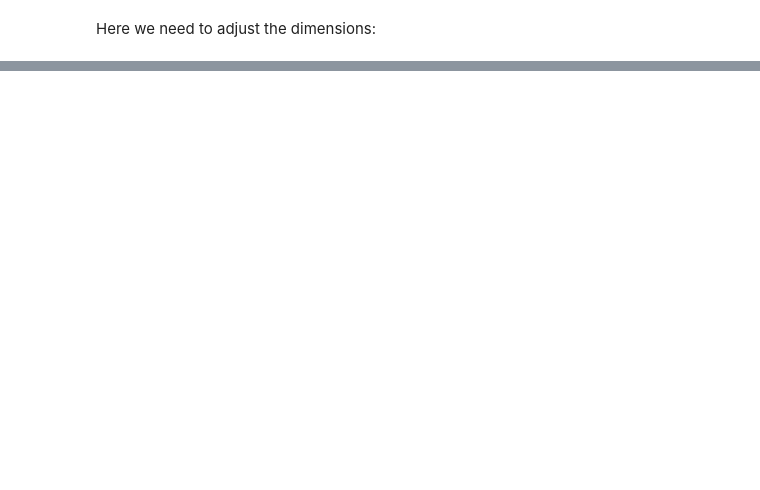
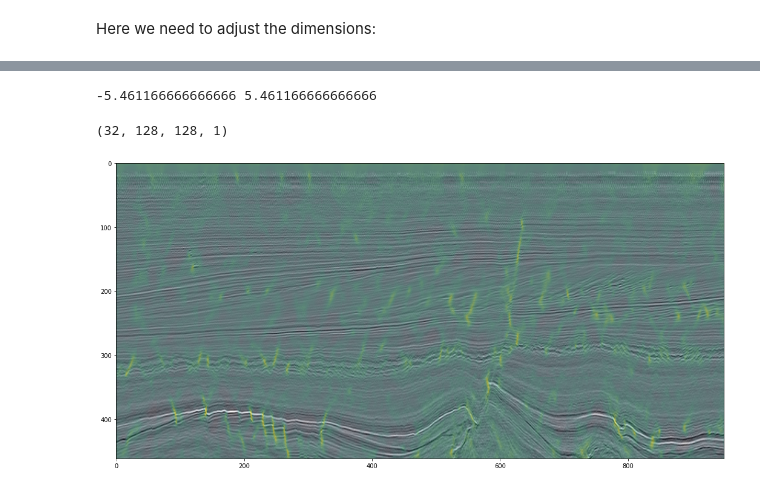
Before and after one commit to thilowrona/sml, a Jupyter notebook: Probabilistic_Unet_with_synthetic_faults_and_real_data.ipynb, the cells around one changed output, grey strips where cells are left out. Cells and saved outputs as stored; diff of their text form; code cells hidden in the pictures; blank space fills up the shorter version.

```diff
--- a/Probabilistic_Unet_with_synthetic_faults_and_real_data.ipynb
+++ b/Probabilistic_Unet_with_synthetic_faults_and_real_data.ipynb
@@ -303,7 +331,12 @@ with open(filename, 'rb') as segy:
         xline_start  = segy_reader.xline_numbers()[0]
         data[inline_num-inline_start,:,xline_num-xline_start] = segy_reader.trace_samples(trace_index)
 
-data = (data-np.min(data))/(np.max(data)-np.min(data))
+#data = (data-np.min(data))/(np.max(data)-np.min(data))
+# %%
+data = data/6000
+print(np.min(data), np.max(data))
+# %% [output]
+-5.461166666666666 5.461166666666666
 # %%
 def tile(data, wsize, dt, dx):
 
@@ -355,8 +388,8 @@ def merge(data_patch, t_max, x_max, wsize, dt, dx):
     return data_new/count
 
 
-dt = 64
-dx = 64
+dt = 32
+dx = 32
 
 size = 128
 
@@ -406,0 +410,11 @@ plt.show()
+# %%
+data_tiles.shape
+# %% [output]
+(32, 128, 128, 1)
+# %%
+plt.figure(figsize=(18,18))
+plt.imshow(data[200,:,:], cmap='Greys')
+plt.imshow(result, cmap='viridis_alpha')
+plt.show()
+# %% [output]
+[figure, added]
```
Also changed, not shown: parts of 8 cells of this notebook.
